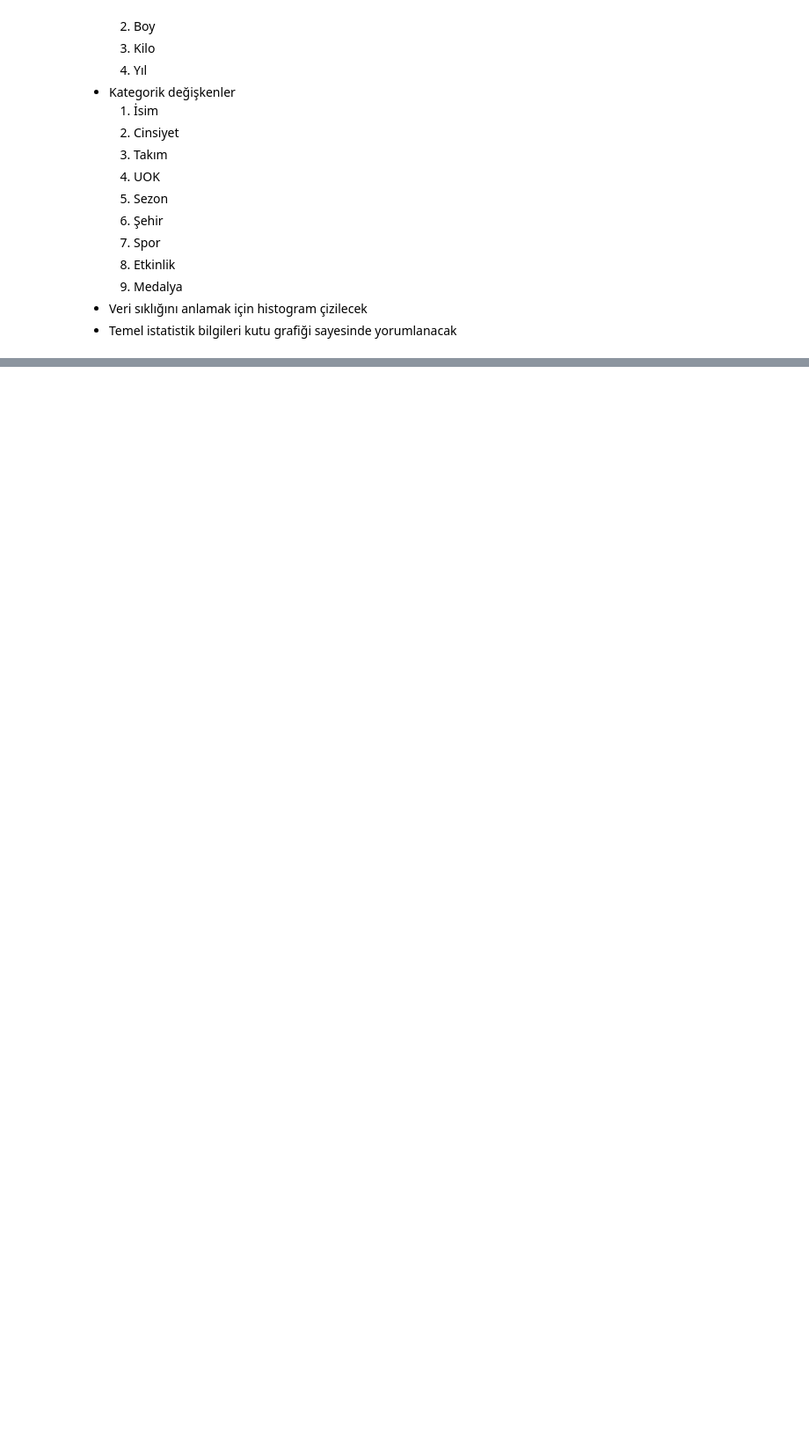
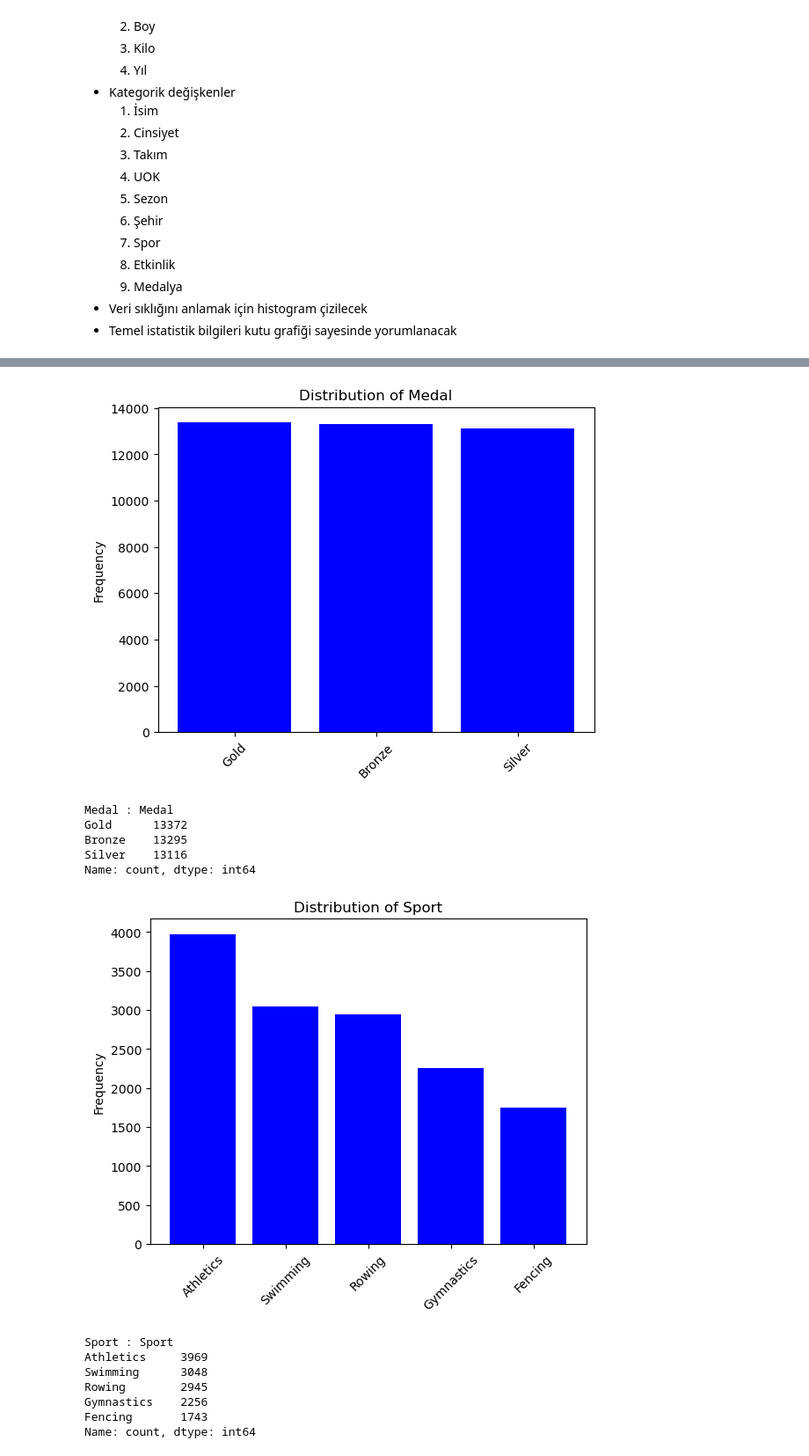
Before and after one commit to ilkerCelimli/DataScience-Olimpiyatlar, a Jupyter notebook: olimpiyat_veriseti_inceleme.ipynb, the cells around one changed output, grey strips where cells are left out. Shown at 88% size. Saved outputs shown, nothing was run; the diff lists cells and outputs as text; code cells hidden in the pictures; blank space fills up the shorter version.

```diff
--- a/olimpiyat_veriseti_inceleme.ipynb
+++ b/olimpiyat_veriseti_inceleme.ipynb
@@ -272,0 +331,36 @@ for variable in numeric_variables:
+# %%
+def plot_bar(column, n=5):
+    """
+    :param column: sutün ismi
+    :param n:Gösterilecek  En sık rastlanan eşsiz değer sayısı
+    """
+    data = df[column]
+    data_counts = df[column].value_counts()
+    data_counts = data_counts[:n]
+    plt.figure()
+    plt.bar(data_counts.index, data_counts, color="blue")
+    plt.xticks(data_counts.index, data_counts.index.values)
+    plt.xticks(rotation=45)
+    plt.ylabel("Frequency")
+    plt.title(f"Distribution of {column}")
+    plt.show()
+    print(f"{column} : {data_counts}")
+# %%
+category_variables = {"Name", "Gender", "Team", "NOC", "Year", "City", "Sport", "Event", "Medal"}
+for i in category_variables:
+    plot_bar(i)
+# %% [output]
+[figure, added]
+Medal : Medal
+Gold      13372
+Bronze    13295
+Silver    13116
+Name: count, dtype: int64
+[figure, added]
+Sport : Sport
+Athletics     3969
+Swimming      3048
+Rowing        2945
+Gymnastics    2256
+Fencing       1743
+Name: count, dtype: int64
```
Also changed, not shown: parts of 28 cells of this notebook.
